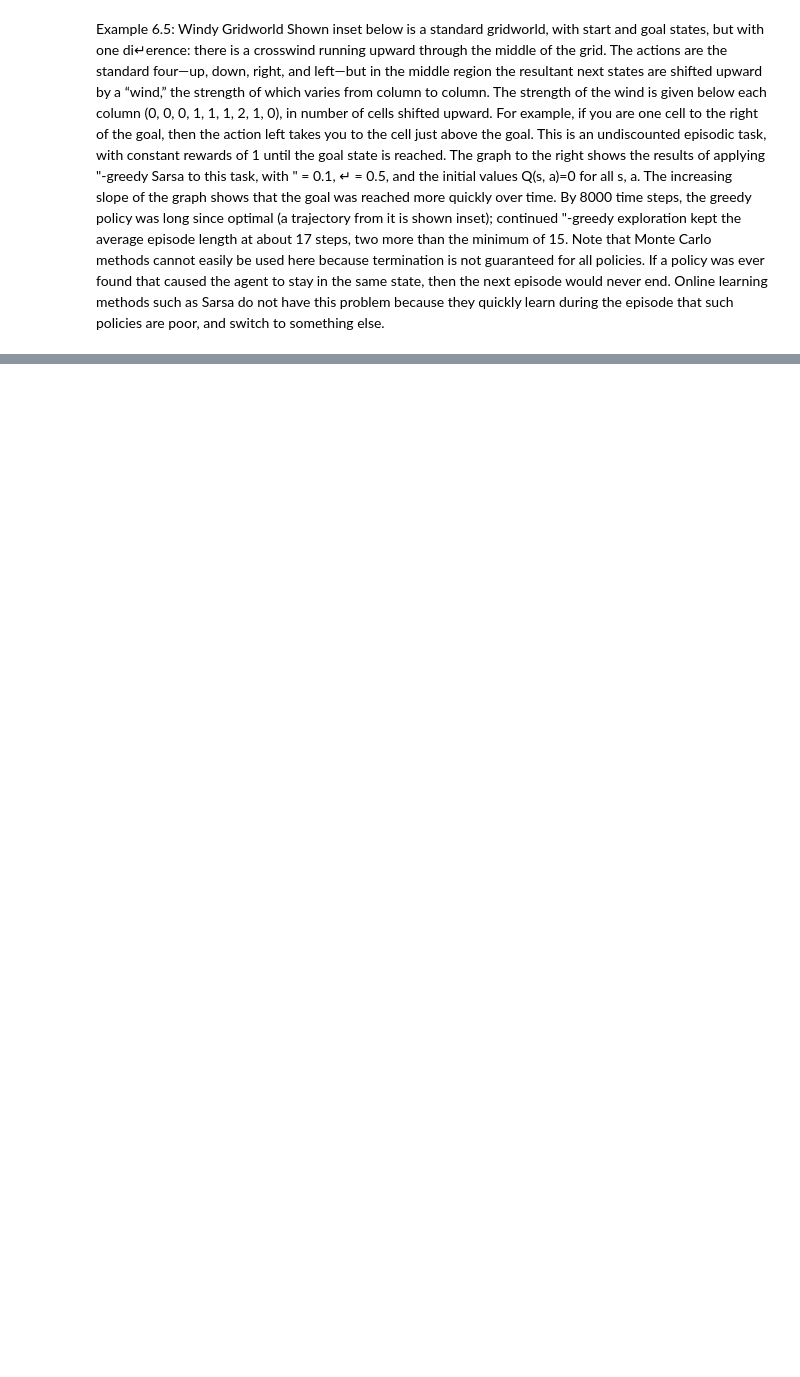
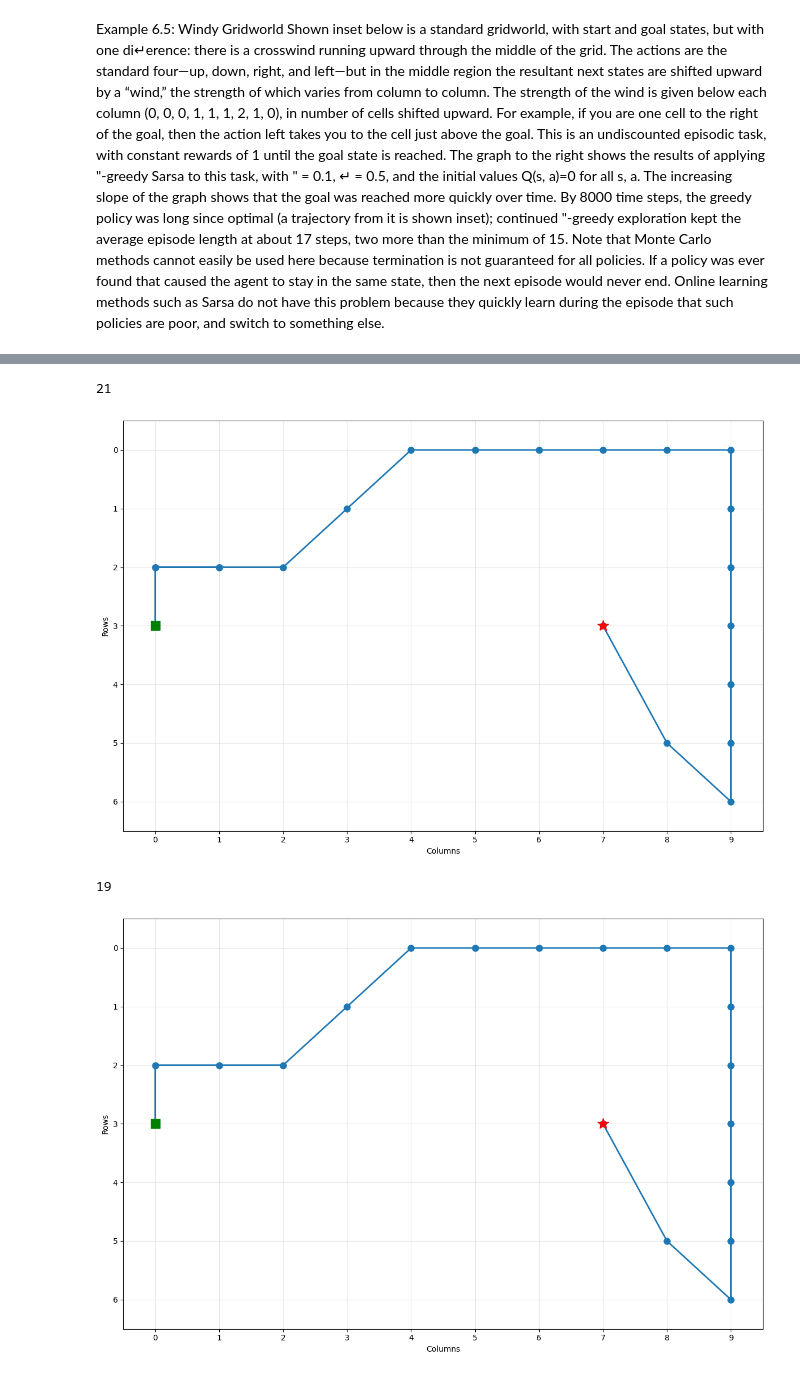
Before and after one commit to eliplutchok/rl_intro_notes, a Jupyter notebook: 6.4_example_6.5.ipynb, the cells around one changed output, grey strips where cells are left out. Drawn from its saved outputs; the diff is of its cells as text; code cells hidden in the pictures; blank space fills up the shorter version.

```diff
--- a/6.4_example_6.5.ipynb
+++ b/6.4_example_6.5.ipynb
@@ -112,25 +177,9 @@ plt.show()
 # %%
-def generate_episode(state_action_values, epsilon=0.1):
-    state = (3, 0)
-    episode = [state]
-    while state != T_STATE:
-        action = get_next_action(state, state_action_values, epsilon)
-        state = get_next_state(state, action)
-        episode.append(state)
-
-    return episode
-
-def plot_episode(state_action_values, epsilon=0.1):
-    episode_path = generate_episode(state_action_values, epsilon)
-    print(len(episode_path))
-
-    cols = [pos[1] for pos in episode_path]
-    rows = [pos[0] for pos in episode_path]
-
-    # Simple plot with dots
-    plt.figure(figsize=(10, 6))
-    plt.plot(cols, rows, 'o-', markersize=8)
-    plt.grid(True)
-    plt.gca().invert_yaxis()  # Flip y-axis so row 0 is at top
-    plt.show()
+plot_episode(state_action_values, epsilon=0.1)
+plot_episode(state_action_values, epsilon=0.00001)
+# %% [output]
+21
+[figure, added]
+19
+[figure, added]
 # %%
```
Also changed, not shown: parts of 6 cells of this notebook, 1 other file.
